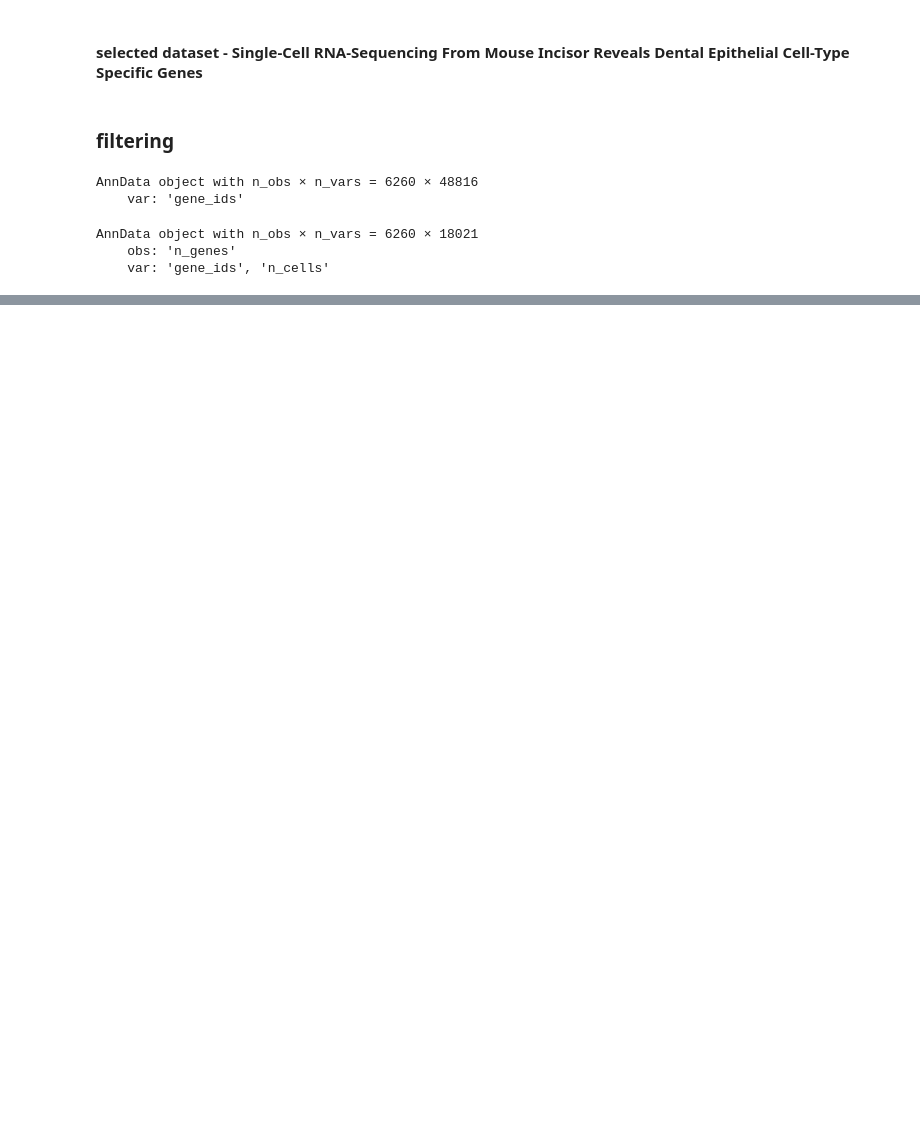
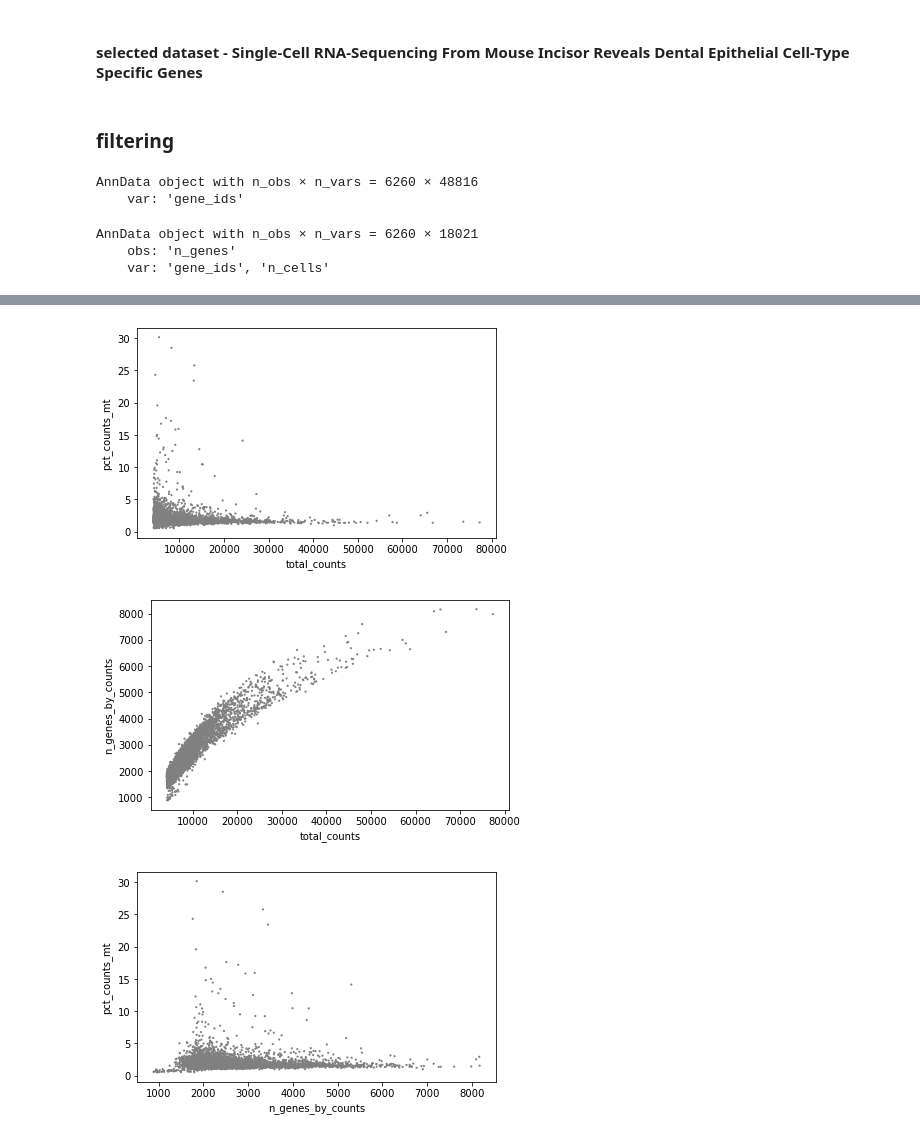
Before and after one commit to GlukhovIgor/Scientific_Python_Scanpy, a Jupyter notebook: IG_VK_scanpy.ipynb, the cells around one changed output, grey strips where cells are left out. Saved outputs shown, nothing was run; the diff lists cells and outputs as text; code cells hidden in the pictures; blank space fills up the shorter version.

```diff
--- a/IG_VK_scanpy.ipynb
+++ b/IG_VK_scanpy.ipynb
@@ -26,3 +28,6 @@ adata
 AnnData object with n_obs × n_vars = 6260 × 18021
     obs: 'n_genes'
     var: 'gene_ids', 'n_cells'
+# %%
+adata.var['mt'] = adata.var_names.str.startswith('mt')  # annotate the group of mitochondrial genes as 'mt'
+adata.var['mt'].value_counts()
@@ -28,0 +38,2 @@ AnnData object with n_obs × n_vars = 6260 × 18021
+# %%
+sc.pp.calculate_qc_metrics(adata, qc_vars=['mt'], percent_top=None, log1p=True, inplace=True)
@@ -28,0 +58,8 @@ AnnData object with n_obs × n_vars = 6260 × 18021
+# %%
+sc.pl.scatter(adata, x='total_counts', y='pct_counts_mt')
+sc.pl.scatter(adata, x='total_counts', y='n_genes_by_counts')
+sc.pl.scatter(adata, x='n_genes_by_counts', y='pct_counts_mt')
+# %% [output]
+[figure, added]
+[figure, added]
+[figure, added]
```
Also changed, not shown: parts of 26 cells of this notebook.
